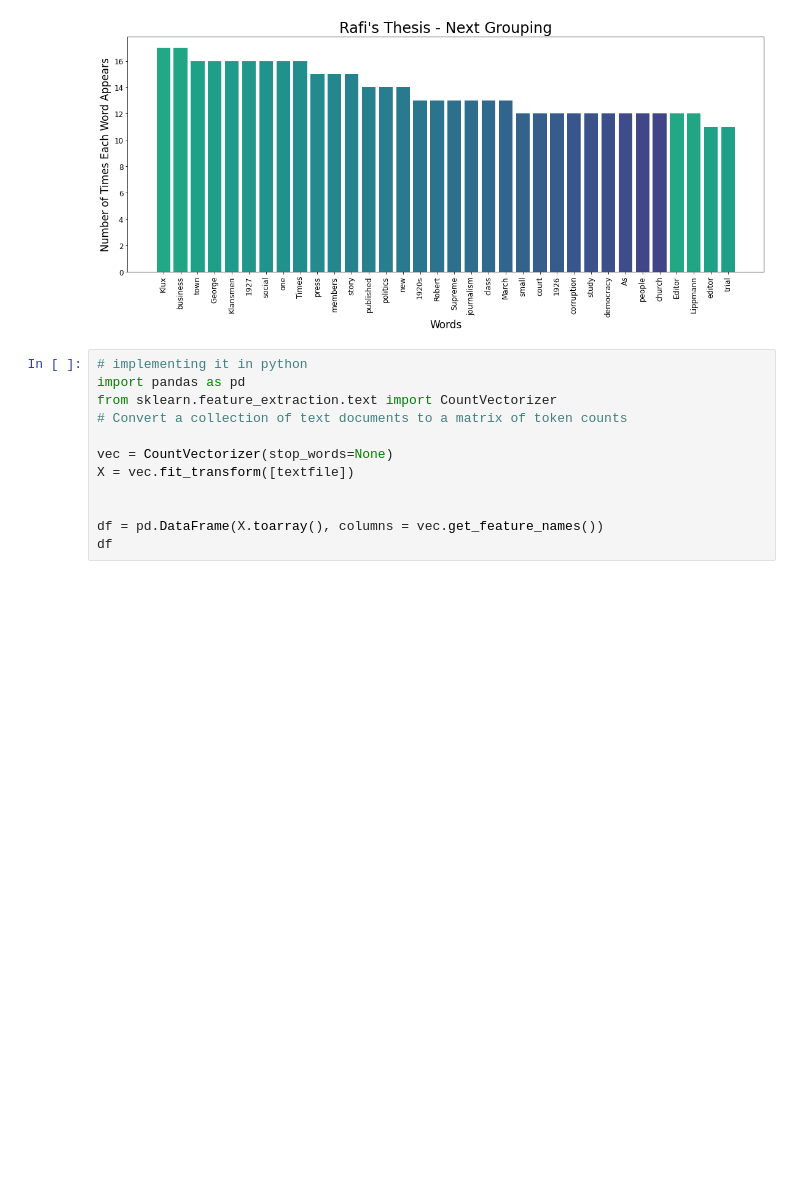
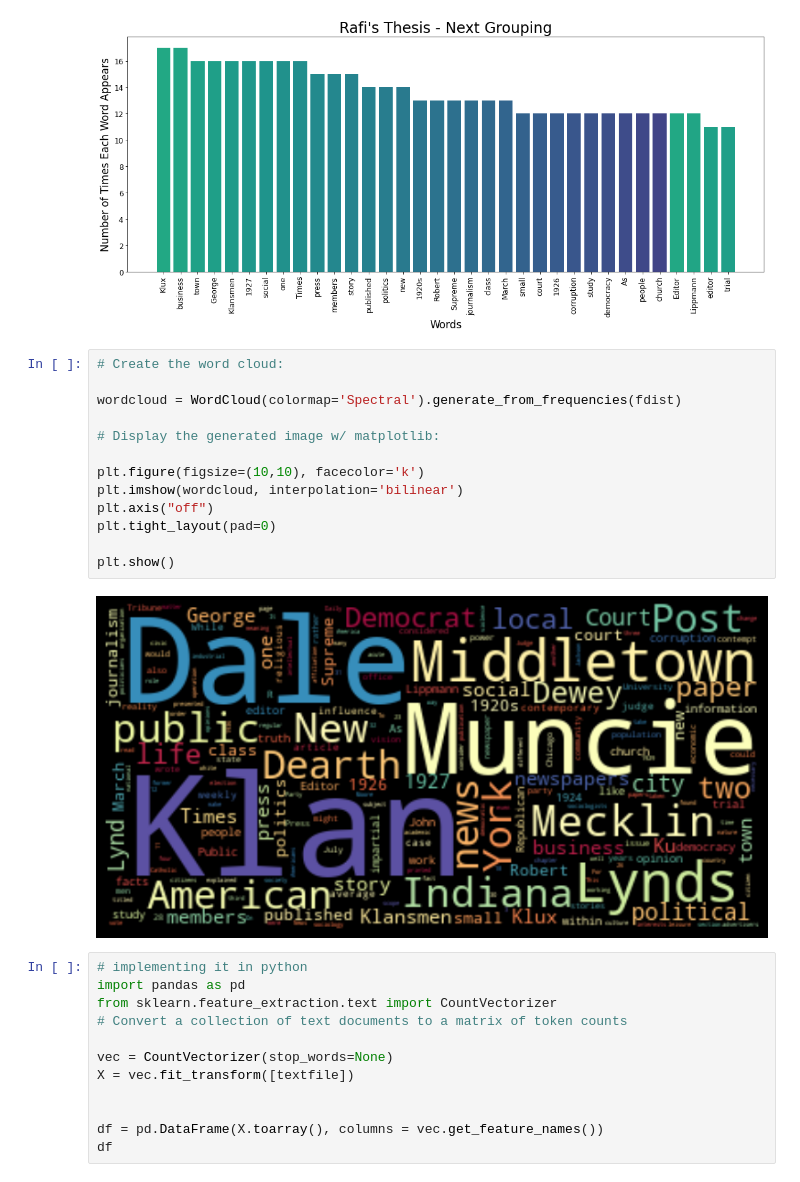
Before and after one commit to MarcBernstein0/raizel-practice-questions, a Jupyter notebook: notebook/Rafi_NLP.ipynb, the cells around one changed output. Drawn from its saved outputs; the diff is of its cells as text; blank space fills up the shorter version.

Commit message:
word cloud ... lol DALE so Clare's season of the bachelorette

```diff
--- a/notebook/Rafi_NLP.ipynb
+++ b/notebook/Rafi_NLP.ipynb
@@ -154,6 +167,21 @@ plt.tight_layout(pad=0) #necessary - if not included extra text shows up
 # plt.savefig('graphs/rafi.png')
 # %% [output]
 [figure]
+# %%
+# Create the word cloud:
+
+wordcloud = WordCloud(colormap='Spectral').generate_from_frequencies(fdist)
+
+# Display the generated image w/ matplotlib:
+
+plt.figure(figsize=(10,10), facecolor='k')
+plt.imshow(wordcloud, interpolation='bilinear')
+plt.axis("off")
+plt.tight_layout(pad=0)
+
+plt.show()
+# %% [output]
+[figure, added]
 # %%
 # implementing it in python
 import pandas as pd
```
Also changed, not shown: parts of 4 cells of this notebook.
